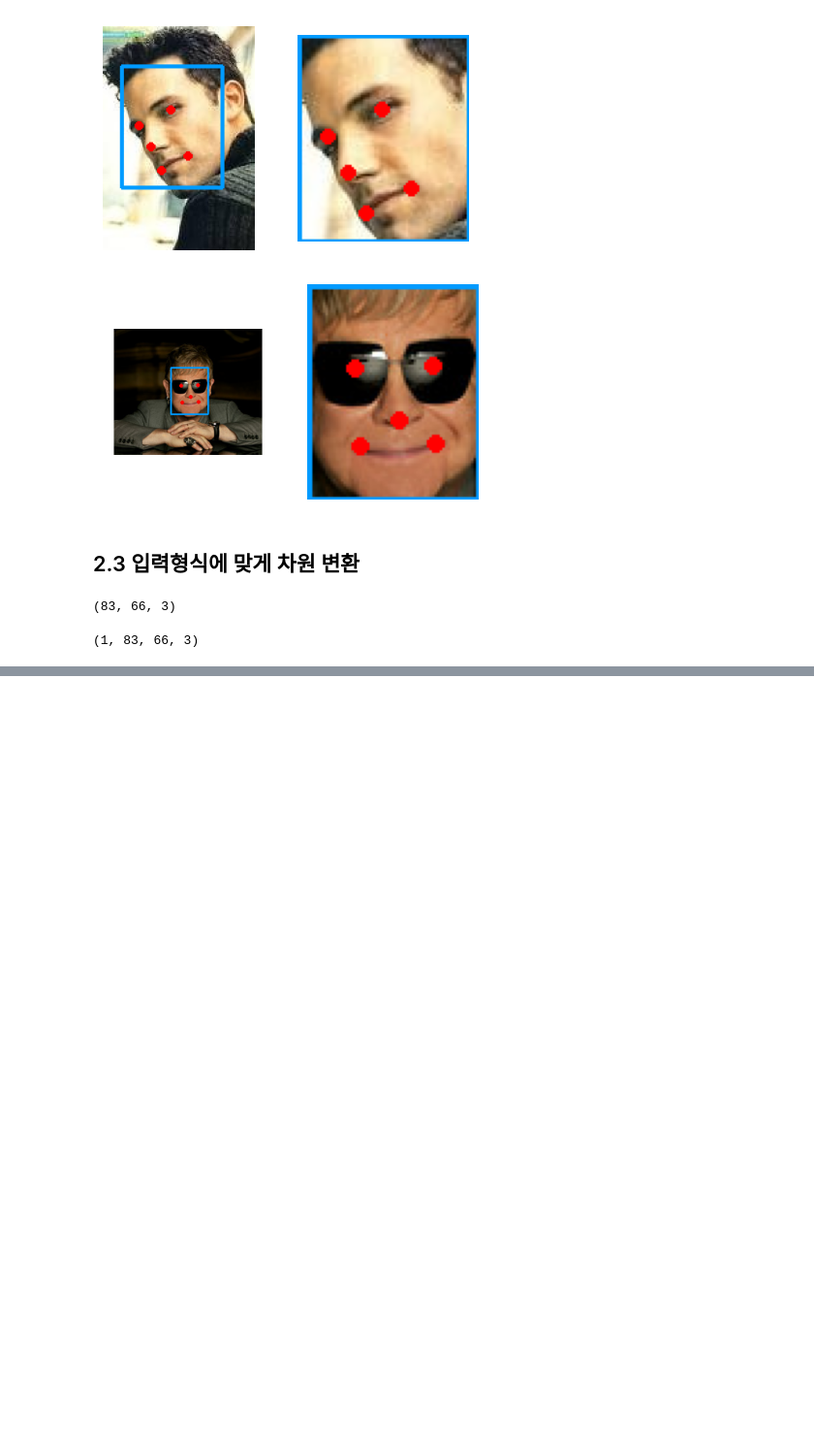
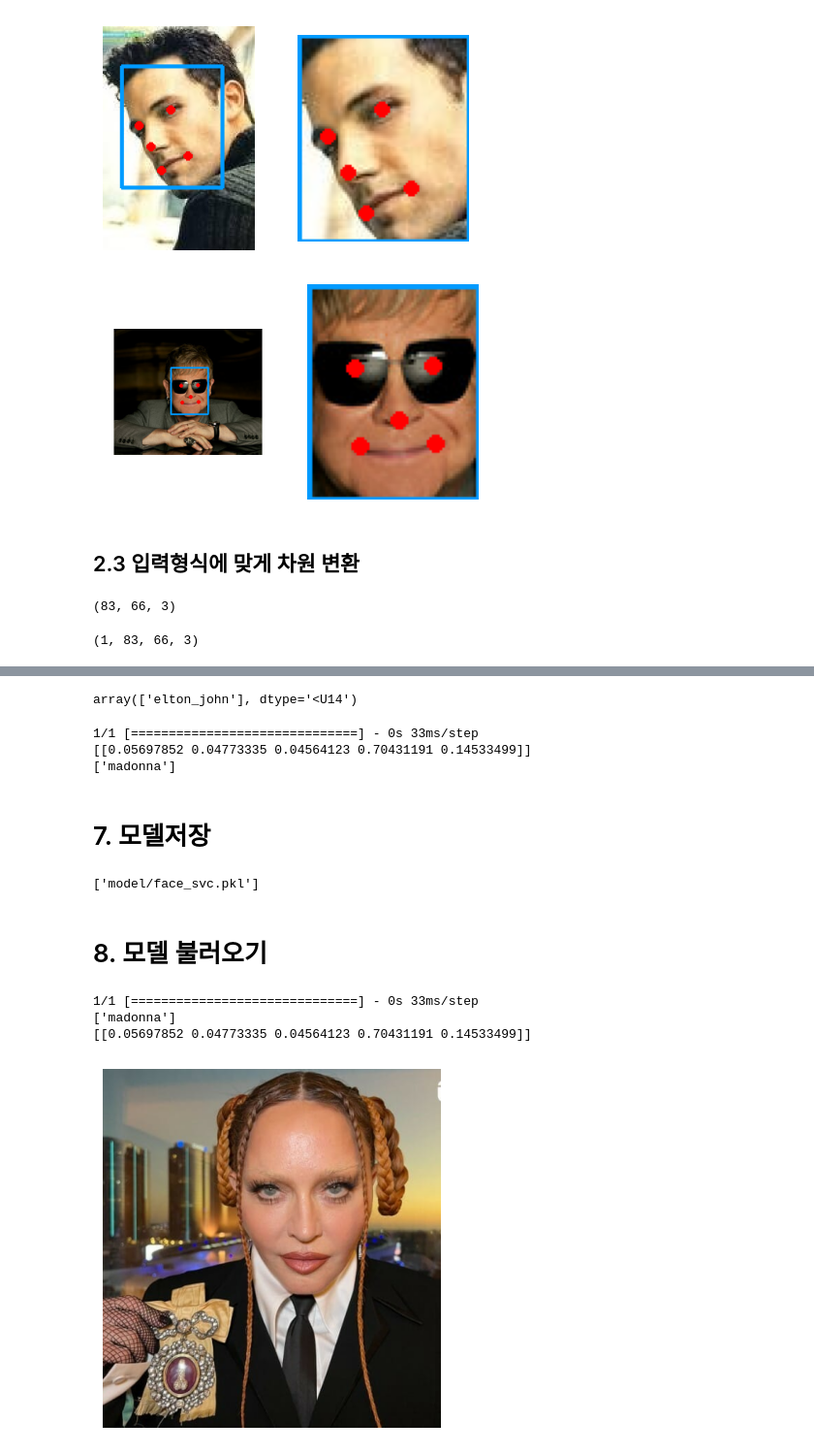
Before and after one commit to yeonhwa88/aidiary, a Jupyter notebook: source/09_이미지처리/07_얼굴인식.ipynb, the cells around one changed output, grey strips where cells are left out. Shown at 97% size. Drawn from its saved outputs; the diff is of its cells as text; code cells hidden in the pictures; blank space fills up the shorter version.

```diff
--- a/source/09_이미지처리/07_얼굴인식.ipynb
+++ b/source/09_이미지처리/07_얼굴인식.ipynb
@@ -256,0 +218,3 @@ mindy_kaling 사진 5 장 parsing 중
+# %%
+for y, x in zip(y_test[::10], x_test_path[::10]):
+    print(y, '-', x)
@@ -256,0 +229,28 @@ mindy_kaling 사진 5 장 parsing 중
+# %%
+def make_embedding(path):
+    # from mtcnn import MTCNN
+    # from keras_facenet import FaceNet
+    'path의 이미지 읽어오기 -> 얼굴정보만 추출 -> facenet을 통해 임베딩 데이터로 전환'
+    # print(path)
+
+    image = cv2.imread(path, cv2.IMREAD_ANYCOLOR)   # BGR포맷으로 읽어오기
+    image = cv2.cvtColor(image, cv2.COLOR_BGR2RGB)  # RGB포맷의 넘파이배열로 변환
+    # detector = MTCNN()                              # 얼굴정보만 추출하기 위한 객체
+    result = detector.detect_faces(image)           # detect_faces(넘파이배열)
+
+    if not result:  # result == False(참)
+        print(path, '의 파일에서는 얼굴을 인지하지 못하였습니다.')
+    # print(result)
+
+    x, y, w, h = result[0]['box']   # 얼굴정보
+    # print(x, y, w, h)
+    face = image[y : y+h, x : x+w]  # 얼굴정보만 추출(3차원)
+
+    # face 데이터 축 추가(임베딩처리를 위함)
+    input_data = np.expand_dims(face, axis=0)
+    # print(face.shape, input_data.shape)
+
+    # input_data를 임베딩 데이터로 전환
+    # model = FaceNet()
+    face_embedding = model.embeddings(input_data)  # 2차원(1, 512)
+    return face_embedding
@@ -256,0 +363,40 @@ mindy_kaling 사진 5 장 parsing 중
+# %%
+classifier.predict(face_embedding)
+# %% [output]
+array(['elton_john'], dtype='<U14')
+# %%
+image_path = 'data/test_madonna.jpg'
+face_embedding = make_embedding(image_path)
+print(classifier.predict_proba(face_embedding))
+print(classifier.predict(face_embedding))
+# %% [output]
+1/1 [==============================] - 0s 33ms/step
+[[0.05697852 0.04773335 0.04564123 0.70431191 0.14533499]]
+['madonna']
+# %% [markdown]
+# 7. 모델저장
+# %%
+# SVC 모델은 h5파일로 저장되지 않음
+import joblib
+joblib.dump(classifier, 'model/face_svc.pkl')
+# %% [output]
+['model/face_svc.pkl']
+# %% [markdown]
+# 8. 모델 불러오기
+# %%
+loaded_model = joblib.load('model/face_svc.pkl')
+# %%
+image_path = 'data/test_madonna.jpg'
+face_embedding = make_embedding(image_path)
+print(loaded_model.predict(face_embedding))
+print(loaded_model.predict_proba(face_embedding))
+image = cv2.imread(image_path)
+image = cv2.cvtColor(image, cv2.COLOR_BGR2RGB)
+plt.imshow(image)
+plt.axis('off')
+plt.show()
+# %% [output]
+1/1 [==============================] - 0s 33ms/step
+['madonna']
+[[0.05697852 0.04773335 0.04564123 0.70431191 0.14533499]]
+[figure, added]
```
Also changed, not shown: parts of 39 cells of this notebook, 11 other files.
